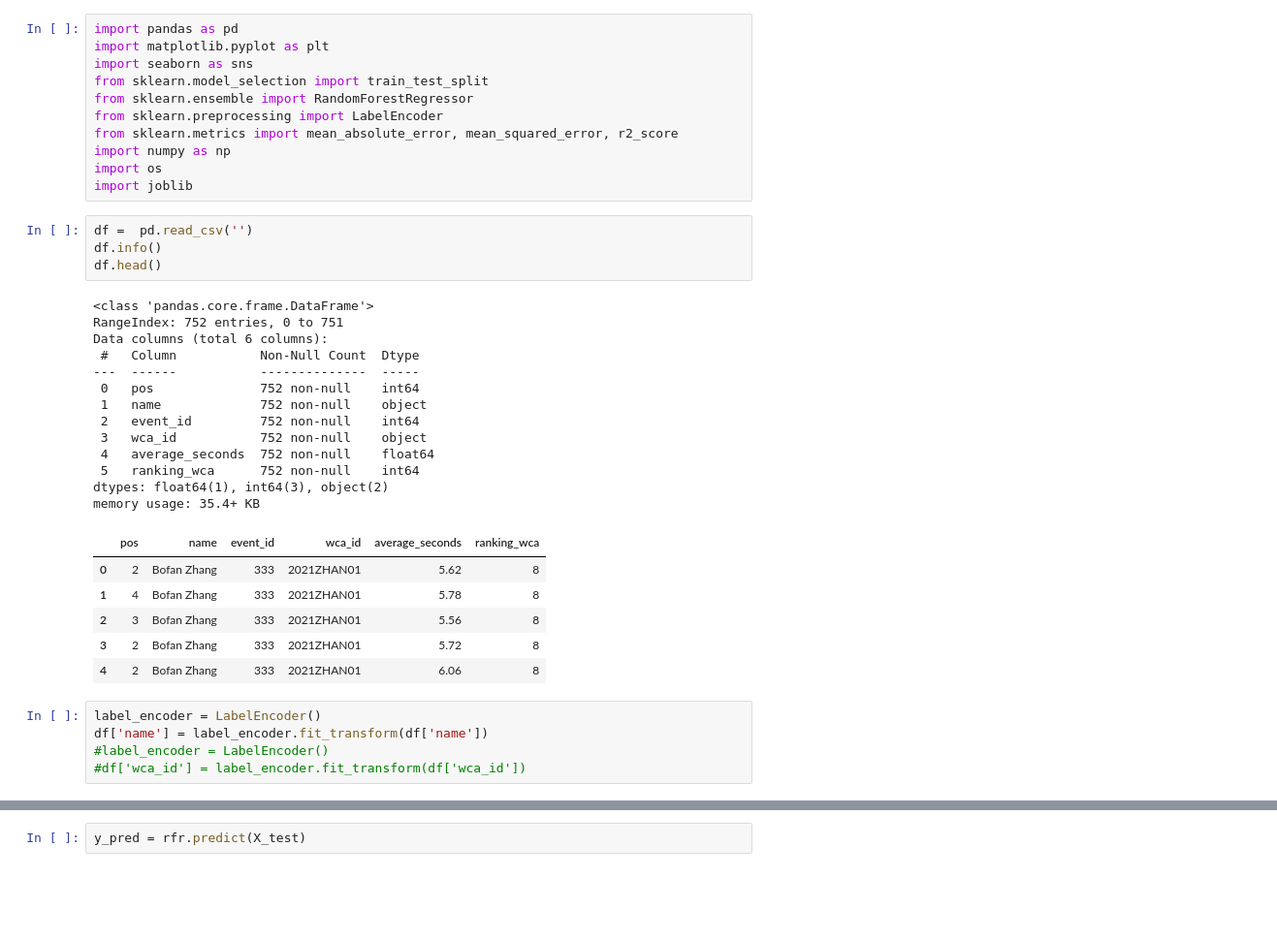
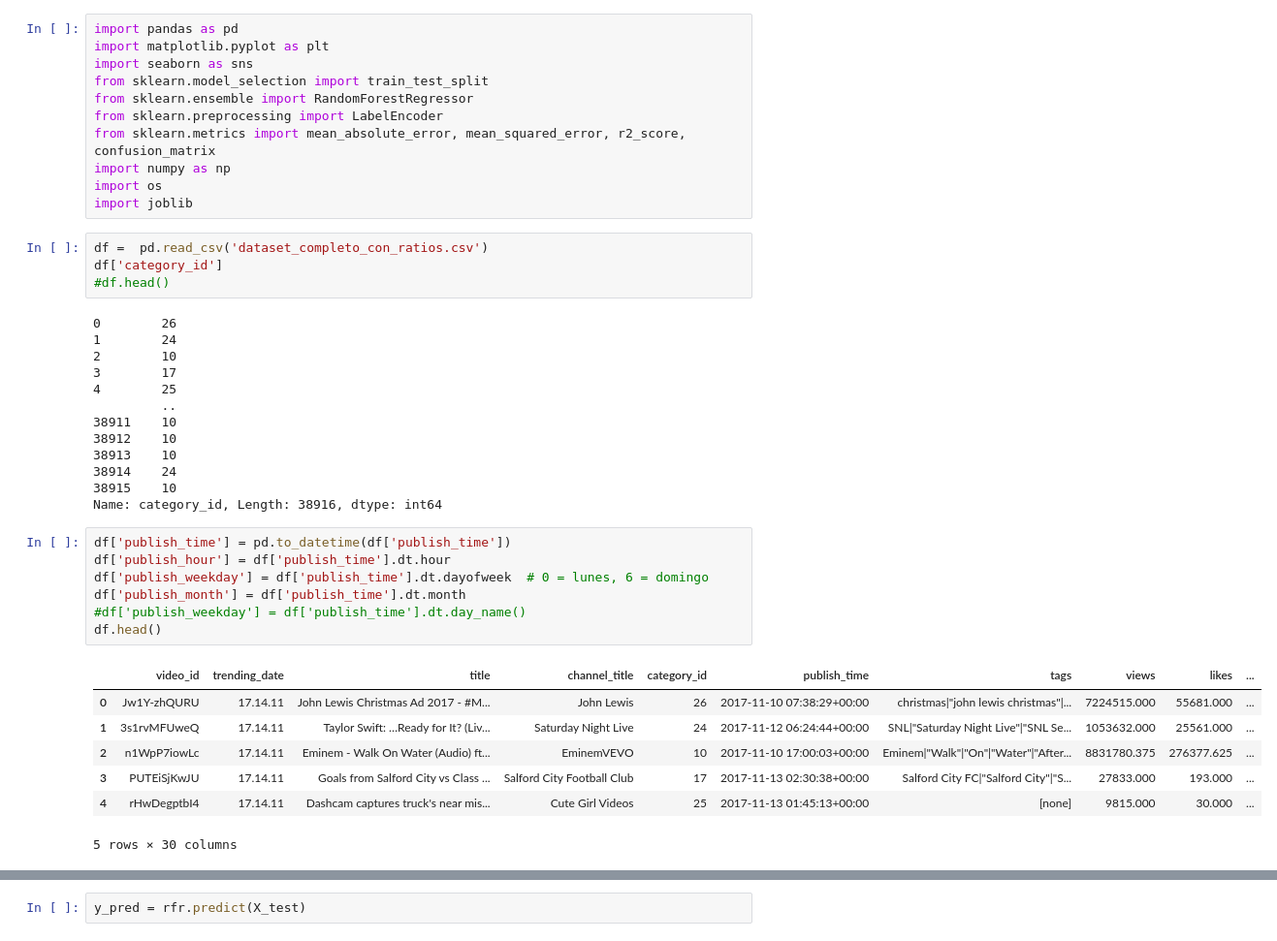
Before and after one commit to rodrigo-g08/FDS-2025-1-259, a Jupyter notebook: regression.ipynb, the cells around one changed output, grey strips where cells are left out. Shown: that part at 97% size. Saved outputs shown, nothing was run; the diff lists cells and outputs as text; blank space fills up the shorter version.

```diff
--- a/regression.ipynb
+++ b/regression.ipynb
@@ -5,36 +5,39 @@ import seaborn as sns
 from sklearn.model_selection import train_test_split
 from sklearn.ensemble import RandomForestRegressor
 from sklearn.preprocessing import LabelEncoder
-from sklearn.metrics import mean_absolute_error, mean_squared_error, r2_score
+from sklearn.metrics import mean_absolute_error, mean_squared_error, r2_score, confusion_matrix
 import numpy as np
 import os
 import joblib
 # %%
-df =  pd.read_csv('')
-df.info()
-df.head()
+df =  pd.read_csv('dataset_completo_con_ratios.csv')
+df['category_id']
+#df.head()
 # %% [output]
-<class 'pandas.core.frame.DataFrame'>
-RangeIndex: 752 entries, 0 to 751
-Data columns (total 6 columns):
- #   Column           Non-Null Count  Dtype
----  ------           --------------  -----
- 0   pos              752 non-null    int64
- 1   name             752 non-null    object
- 2   event_id         752 non-null    int64
- 3   wca_id           752 non-null    object
- 4   average_seconds  752 non-null    float64
- 5   ranking_wca      752 non-null    int64
-dtypes: float64(1), int64(3), object(2)
-memory usage: 35.4+ KB
+0        26
+1        24
+2        10
+3        17
+4        25
+         ..
+38911    10
+38912    10
+38913    10
+38914    24
+38915    10
+Name: category_id, Length: 38916, dtype: int64
-|  | pos | name | event_id | wca_id | average_seconds | ranking_wca |
-| 0 | 2 | Bofan Zhang | 333 | 2021ZHAN01 | 5.62 | 8 |
-| 1 | 4 | Bofan Zhang | 333 | 2021ZHAN01 | 5.78 | 8 |
-| 2 | 3 | Bofan Zhang | 333 | 2021ZHAN01 | 5.56 | 8 |
-| 3 | 2 | Bofan Zhang | 333 | 2021ZHAN01 | 5.72 | 8 |
-| 4 | 2 | Bofan Zhang | 333 | 2021ZHAN01 | 6.06 | 8 |
 # %%
-label_encoder = LabelEncoder()
-df['name'] = label_encoder.fit_transform(df['name'])
-#label_encoder = LabelEncoder()
-#df['wca_id'] = label_encoder.fit_transform(df['wca_id'])
+df['publish_time'] = pd.to_datetime(df['publish_time'])
+df['publish_hour'] = df['publish_time'].dt.hour
+df['publish_weekday'] = df['publish_time'].dt.dayofweek  # 0 = lunes, 6 = domingo
+df['publish_month'] = df['publish_time'].dt.month
+#df['publish_weekday'] = df['publish_time'].dt.day_name()
+df.head()
+# %% [output]
+|  | video_id | trending_date | title | channel_title | category_id | publish_time | tags | views | likes | ... |
+| 0 | Jw1Y-zhQURU | 17.14.11 | John Lewis Christmas Ad 2017 - #M... | John Lewis | 26 | 2017-11-10 07:38:29+00:00 | christmas|"john lewis christmas"|... | 7224515.000 | 55681.000 | ... |
+| 1 | 3s1rvMFUweQ | 17.14.11 | Taylor Swift: …Ready for It? (Liv... | Saturday Night Live | 24 | 2017-11-12 06:24:44+00:00 | SNL|"Saturday Night Live"|"SNL Se... | 1053632.000 | 25561.000 | ... |
+| 2 | n1WpP7iowLc | 17.14.11 | Eminem - Walk On Water (Audio) ft... | EminemVEVO | 10 | 2017-11-10 17:00:03+00:00 | Eminem|"Walk"|"On"|"Water"|"After... | 8831780.375 | 276377.625 | ... |
+| 3 | PUTEiSjKwJU | 17.14.11 | Goals from Salford City vs Class ... | Salford City Football Club | 17 | 2017-11-13 02:30:38+00:00 | Salford City FC|"Salford City"|"S... | 27833.000 | 193.000 | ... |
+| 4 | rHwDegptbI4 | 17.14.11 | Dashcam captures truck's near mis... | Cute Girl Videos | 25 | 2017-11-13 01:45:13+00:00 | [none] | 9815.000 | 30.000 | ... |
+5 rows × 30 columns
```
Also changed, not shown: parts of 12 cells of this notebook, 4 other files.
